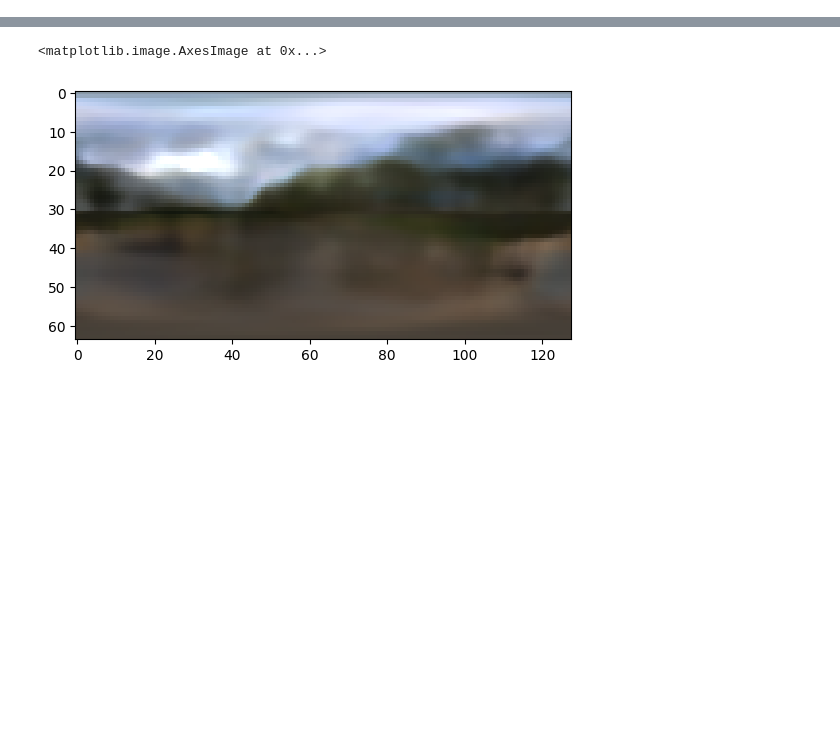
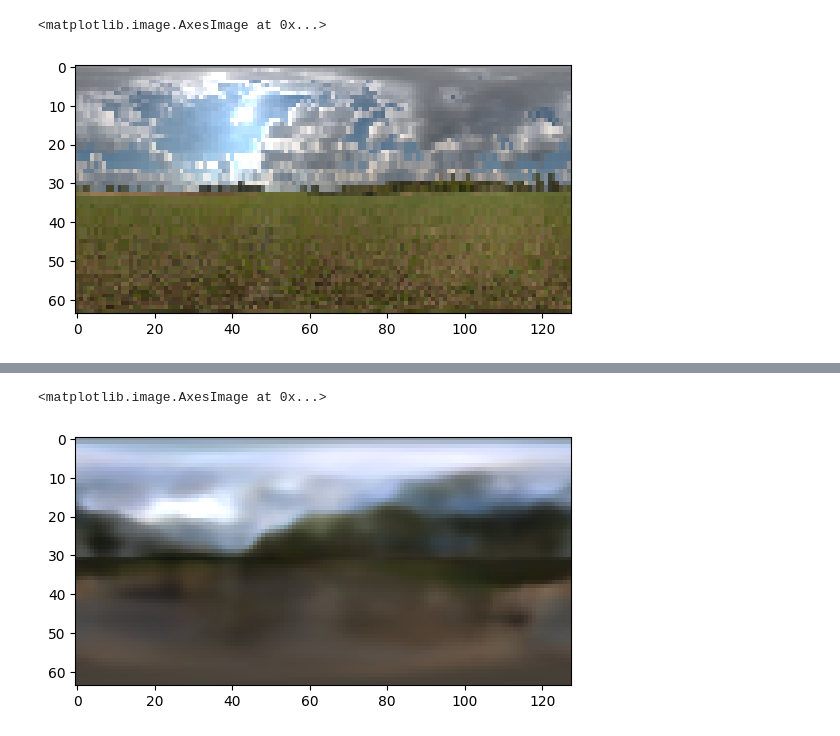
Before and after one commit to JADGardner/ns_reni, a Jupyter notebook: reni/notebooks/reni_tests.ipynb, the cells around one changed output, grey strips where cells are left out. Drawn from its saved outputs; the diff is of its cells as text; code cells hidden in the pictures; blank space fills up the shorter version.

```diff
--- a/reni/notebooks/reni_tests.ipynb
+++ b/reni/notebooks/reni_tests.ipynb
@@ -101,0 +79,15 @@ RuntimeError: Error(s) in loading state_dict for RENIModel:
+# %%
+finite_diff_grad_indices = batch['indices'].clone()
+# update the index to be samples_idxs
+finite_diff_grad_indices[:, 0] = batch['sampled_idxs'].clone()
+# # roll the x values by 1 using datamanger.image_width as mod
+finite_diff_grad_indices[:, 2] = (finite_diff_grad_indices[:, 2] + 1) % datamanager.image_width
+new_batch = datamanager.train_pixel_sampler.sample(image_batch, indices=finite_diff_grad_indices)
+image = new_batch['image']
+image = torch.exp(image)
+image = linear_to_sRGB(image, use_quantile=True)
+image = image.reshape(64, 128, 3).cpu().numpy()
+plt.imshow(image)
+# %% [output]
+<matplotlib.image.AxesImage at 0x...>
+[figure, added]
```
Also changed, not shown: parts of 9 cells of this notebook, 7 other files.
